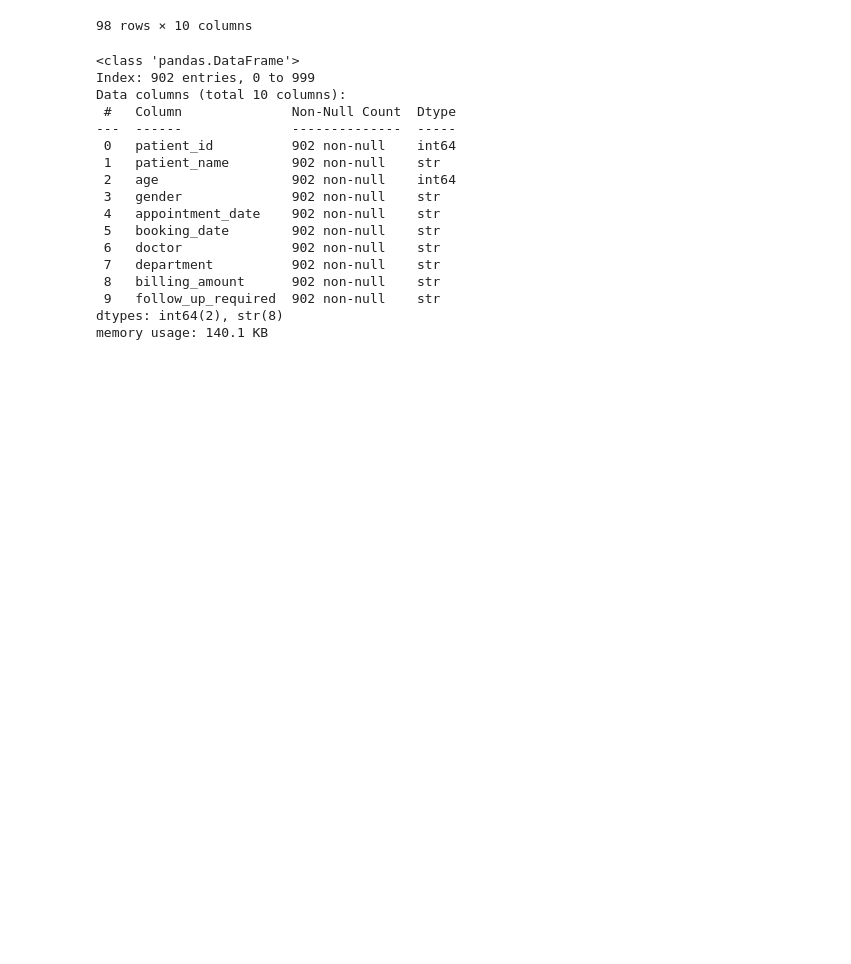
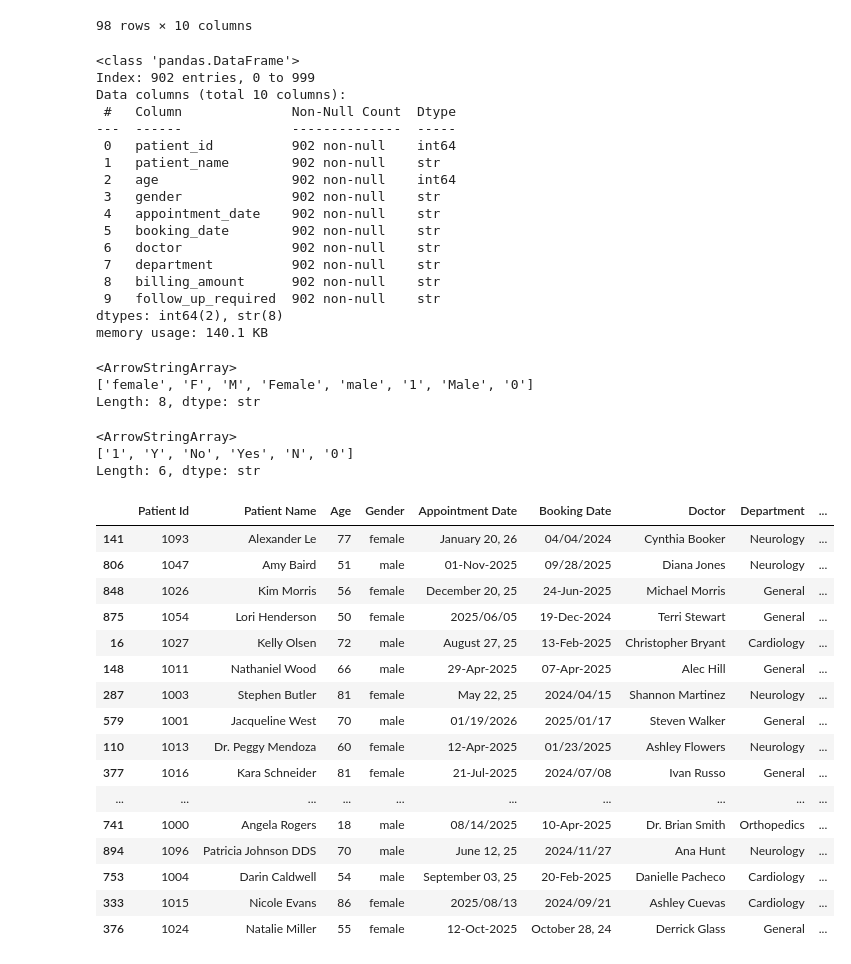
Before and after one commit to Thecular/ML-Practice-Projects, a Jupyter notebook: MachineLearningProject/ML-Clinic.ipynb, the cells around one changed output. Saved outputs shown, nothing was run; the diff lists cells and outputs as text; code cells hidden in the pictures; blank space fills up the shorter version.

```diff
--- a/MachineLearningProject/ML-Clinic.ipynb
+++ b/MachineLearningProject/ML-Clinic.ipynb
@@ -115,3 +135,47 @@ Data columns (total 10 columns):
  9   follow_up_required  902 non-null    str
 dtypes: int64(2), str(8)
 memory usage: 140.1 KB
+# %%
+#Rename the follow_up_required column
+clinic = clinic.rename(columns= {"follow_up_required":"follow_up"})
+# %%
+#Capitalize the column heads
+clinic.columns = clinic.columns.str.replace("_"," ").str.title()
+# %%
+#Better view of values under gender column
+clinic["Gender"].unique()
+# %% [output]
+<ArrowStringArray>
+['female', 'F', 'M', 'Female', 'male', '1', 'Male', '0']
+Length: 8, dtype: str
+# %%
+#Changing the gender values to male or female
+clinic["Gender"] = clinic["Gender"].replace(["F","Female","0"],"female").replace(["M","Male","1"],"male")
+# %%
+#Better view of values under follow up column
+clinic["Follow Up"].unique()
+# %% [output]
+<ArrowStringArray>
+['1', 'Y', 'No', 'Yes', 'N', '0']
+Length: 6, dtype: str
+# %%
+#View of the dataset to determine which class 0/1 belongs
+clinic.sample(20) #Done 3x
+# %% [output]
+|  | Patient Id | Patient Name | Age | Gender | Appointment Date | Booking Date | Doctor | Department | ... |
+| 141 | 1093 | Alexander Le | 77 | female | January 20, 26 | 04/04/2024 | Cynthia Booker | Neurology | ... |
+| 806 | 1047 | Amy Baird | 51 | male | 01-Nov-2025 | 09/28/2025 | Diana Jones | Neurology | ... |
+| 848 | 1026 | Kim Morris | 56 | female | December 20, 25 | 24-Jun-2025 | Michael Morris | General | ... |
+| 875 | 1054 | Lori Henderson | 50 | female | 2025/06/05 | 19-Dec-2024 | Terri Stewart | General | ... |
+| 16 | 1027 | Kelly Olsen | 72 | male | August 27, 25 | 13-Feb-2025 | Christopher Bryant | Cardiology | ... |
+| 148 | 1011 | Nathaniel Wood | 66 | male | 29-Apr-2025 | 07-Apr-2025 | Alec Hill | General | ... |
+| 287 | 1003 | Stephen Butler | 81 | female | May 22, 25 | 2024/04/15 | Shannon Martinez | Neurology | ... |
+| 579 | 1001 | Jacqueline West | 70 | male | 01/19/2026 | 2025/01/17 | Steven Walker | General | ... |
+| 110 | 1013 | Dr. Peggy Mendoza | 60 | female | 12-Apr-2025 | 01/23/2025 | Ashley Flowers | Neurology | ... |
+| 377 | 1016 | Kara Schneider | 81 | female | 21-Jul-2025 | 2024/07/08 | Ivan Russo | General | ... |
+| ... | ... | ... | ... | ... | ... | ... | ... | ... | ... |
+| 741 | 1000 | Angela Rogers | 18 | male | 08/14/2025 | 10-Apr-2025 | Dr. Brian Smith | Orthopedics | ... |
+| 894 | 1096 | Patricia Johnson DDS | 70 | male | June 12, 25 | 2024/11/27 | Ana Hunt | Neurology | ... |
+| 753 | 1004 | Darin Caldwell | 54 | male | September 03, 25 | 20-Feb-2025 | Danielle Pacheco | Cardiology | ... |
+| 333 | 1015 | Nicole Evans | 86 | female | 2025/08/13 | 2024/09/21 | Ashley Cuevas | Cardiology | ... |
+| 376 | 1024 | Natalie Miller | 55 | female | 12-Oct-2025 | October 28, 24 | Derrick Glass | General | ... |
```
Also changed, not shown: parts of 10 cells of this notebook, 1 other file.
